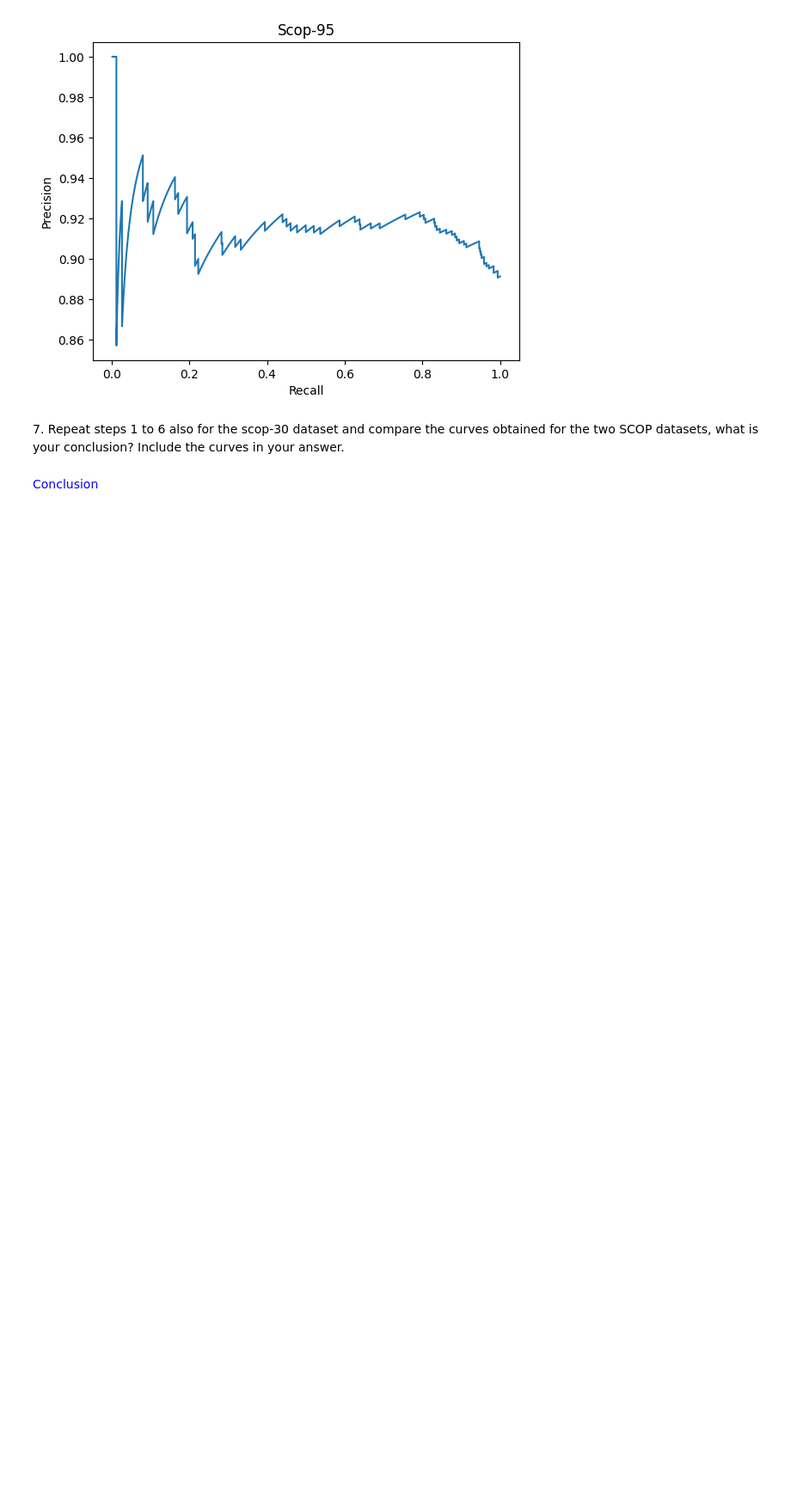
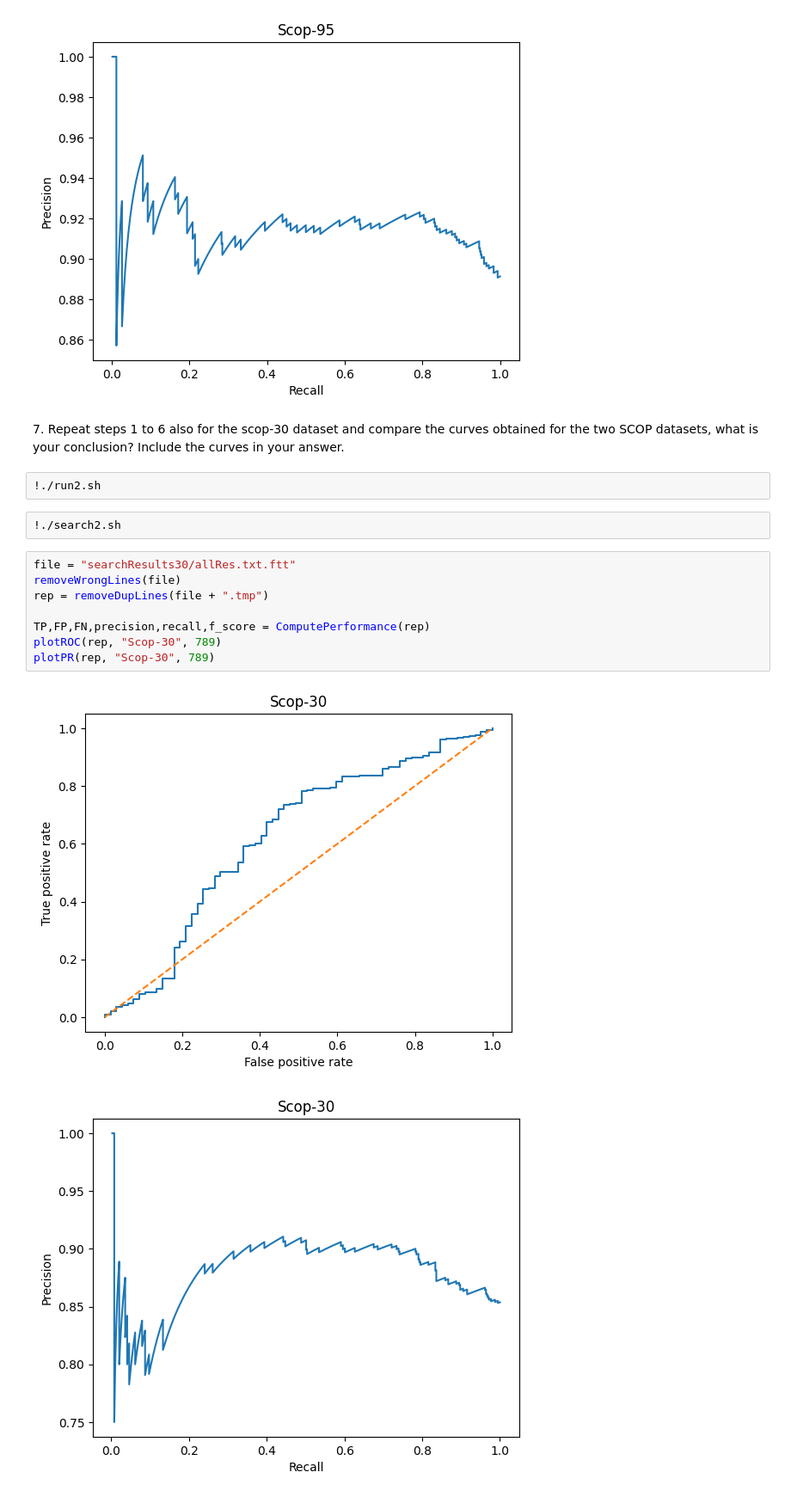
Before and after one commit to slietar/su-courses, a Jupyter notebook: sbas/tme8/TME8_2023.ipynb, the cells around one changed output. Shown at 86% size. Drawn from its saved outputs; the diff is of its cells as text; blank space fills up the shorter version.

```diff
--- a/sbas/tme8/TME8_2023.ipynb
+++ b/sbas/tme8/TME8_2023.ipynb
@@ -240,7 +195,18 @@ plotPR(rep, "Scop-95", 789)
 [figure]
 # %% [markdown]
 7\. Repeat steps 1 to 6 also for the scop-30 dataset and compare the curves obtained for the two SCOP datasets, what is your conclusion? Include the curves in your answer.
-# %% [markdown]
-<font color="blue">
-Conclusion
-<font>
+# %%
+!./run2.sh
+# %%
+!./search2.sh
+# %%
+file = "searchResults30/allRes.txt.ftt"
+removeWrongLines(file)
+rep = removeDupLines(file + ".tmp")
+
+TP,FP,FN,precision,recall,f_score = ComputePerformance(rep)
+plotROC(rep, "Scop-30", 789)
+plotPR(rep, "Scop-30", 789)
+# %% [output]
+[figure, added]
+[figure, added]
```
Also changed, not shown: parts of 4 cells of this notebook, 2 other files.
